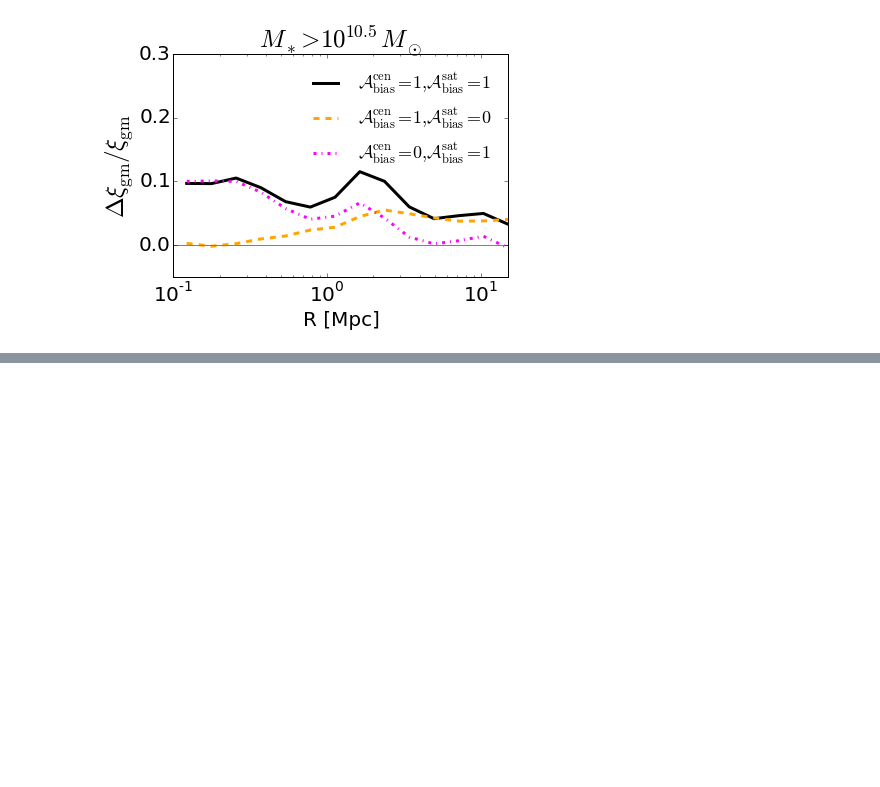
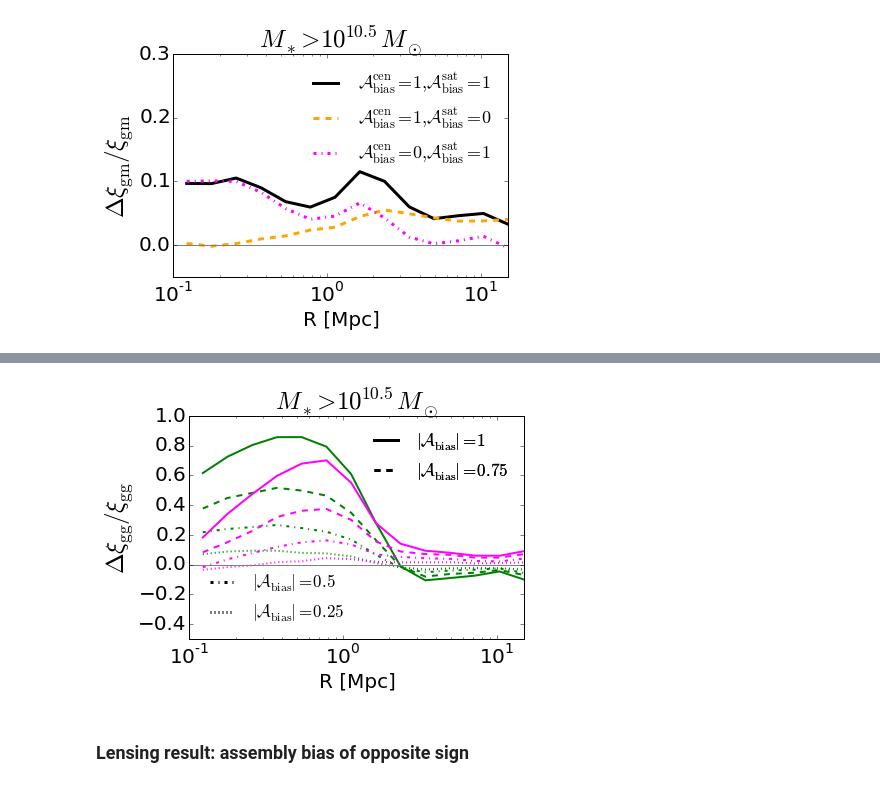
Before and after one commit to aphearin/decorated-hod-paper, a Jupyter notebook: generate_abthy_results.ipynb, the cells around one changed output, grey strips where cells are left out. Saved outputs shown, nothing was run; the diff lists cells and outputs as text; code cells hidden in the pictures; blank space fills up the shorter version.

```diff
--- a/generate_abthy_results.ipynb
+++ b/generate_abthy_results.ipynb
@@ -340,0 +584,57 @@ fig3.savefig('FIGS/max_satcen_lensing.pdf', bbox_extra_artists=[xlabel, ylabel],
+# %%
+dy_a1_cenneg = fracdiff(xi_gg_a1_cenneg, xi_gg_baseline)
+dy_a075_cenneg = fracdiff(xi_gg_a075_cenneg, xi_gg_baseline)
+dy_a05_cenneg = fracdiff(xi_gg_a05_cenneg, xi_gg_baseline)
+dy_a025_cenneg = fracdiff(xi_gg_a025_cenneg, xi_gg_baseline)
+
+dy_a1_cenpos = fracdiff(xi_gg_neg_a1_cenpos, xi_gg_baseline)
+dy_a075_cenpos = fracdiff(xi_gg_neg_a075_cenpos, xi_gg_baseline)
+dy_a05_cenpos = fracdiff(xi_gg_neg_a05_cenpos, xi_gg_baseline)
+dy_a025_cenpos = fracdiff(xi_gg_neg_a025_cenpos, xi_gg_baseline)
+# %%
+fig5 = plt.figure()
+ax = fig5.add_subplot(111)
+
+xlabel = ax.set_xlabel('R [Mpc]', fontsize=20)
+ylabel = ax.set_ylabel(r'$\Delta\xi_{\rm gg} / \xi_{\rm gg}$', fontsize=25)
+title = ax.set_title(r'$M_{\ast} > 10^{10.5} M_{\odot}$', fontsize=25)
+
+ax.plot(r, dy_a1_cenneg, '-', color='green', linewidth=2)
+ax.plot(r, dy_a075_cenneg, '--', color='green', linewidth=2)
+ax.plot(r, dy_a05_cenneg, '-.', color='green', linewidth=2)
+ax.plot(r, dy_a025_cenneg, ':', color='green', linewidth=2)
+
+ax.plot(r, dy_a1_cenpos, '-', color='magenta', linewidth=2)
+ax.plot(r, dy_a075_cenpos, '--', color='magenta', linewidth=2)
+ax.plot(r, dy_a05_cenpos, '-.', color='magenta', linewidth=2)
+ax.plot(r, dy_a025_cenpos, ':', color='magenta', linewidth=2)
+
+ax.plot(np.logspace(-2, 2, 100), np.zeros(100), color='gray')
+
+plt.xscale('log')
+plt.xticks(fontsize=20)
+plt.yticks(fontsize=20)
+plt.xlim(xmin = 0.1, xmax=15)
+plt.ylim(ymin = -0.5, ymax = 1)
+
+solid_line = mlines.Line2D([], [], ls = '-', c = 'k', linewidth=3,
+                           label = r'$|\mathcal{A}_{\rm bias}| = 1$')
+dashed_line = mlines.Line2D([], [], ls = '--', c = 'k', linewidth=3,
+                           label = r'$|\mathcal{A}_{\rm bias}| = 0.75$')
+dot_dashed_line = mlines.Line2D([], [], ls = '-.', c = 'k', linewidth=3,
+                           label = r'$|\mathcal{A}_{\rm bias}| = 0.5$')
+dotted_line = mlines.Line2D([], [], ls = ':', c = 'k', linewidth=3,
+                           label = r'$|\mathcal{A}_{\rm bias}| = 0.25$')
+first_legend = plt.legend(handles=[dot_dashed_line, dotted_line],
+                          frameon=False, loc=3, fontsize=17)
+ax.add_artist(first_legend)
+second_legend = plt.legend(handles=[solid_line, dashed_line],
+                          frameon=False, loc=1, fontsize=17)
+ax.add_artist(second_legend)
+
+fig5.savefig('FIGS/strength_range_clustering_opposite_sign.pdf',
+             bbox_extra_artists=[xlabel, ylabel], bbox_inches='tight')
+# %% [output]
+[figure, added]
+# %% [markdown]
+### Lensing result: assembly bias of opposite sign
```
Also changed, not shown: parts of 14 cells of this notebook, 4 other files.
